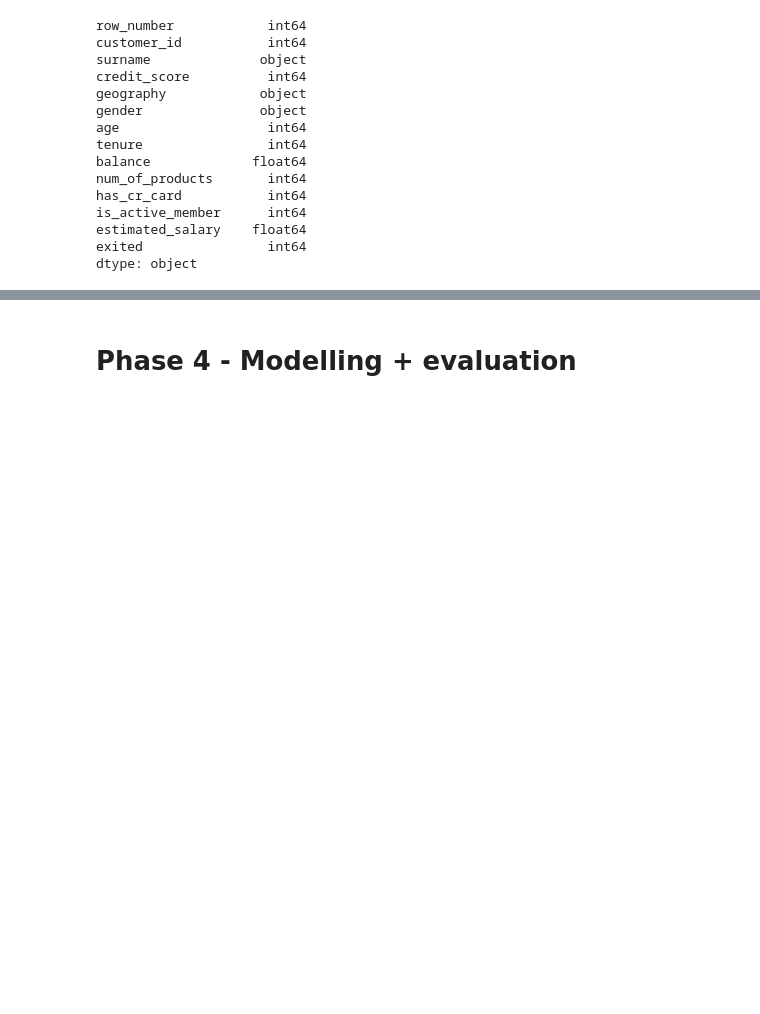
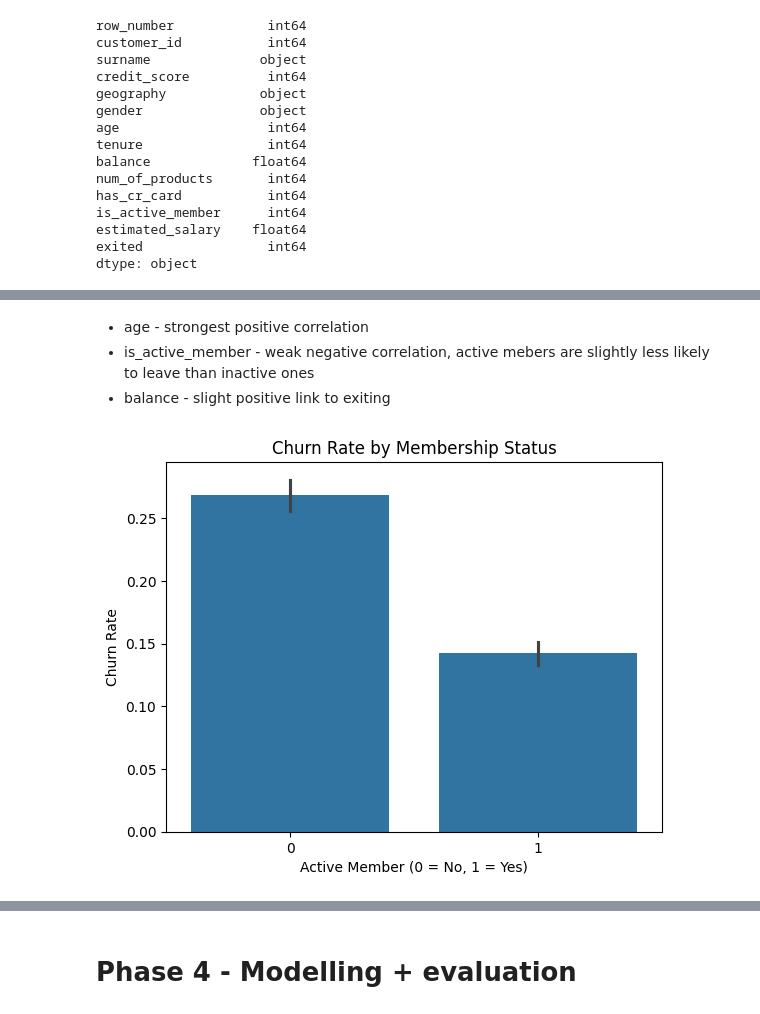
Before and after one commit to amieranazriey/Bank-Customer-Churn-Prediction-Project, a Jupyter notebook: notebooks/bank_churn_analysis.ipynb, the cells around one changed output, grey strips where cells are left out. Drawn from its saved outputs; the diff is of its cells as text; code cells hidden in the pictures; blank space fills up the shorter version.

```diff
--- a/notebooks/bank_churn_analysis.ipynb
+++ b/notebooks/bank_churn_analysis.ipynb
@@ -193,0 +234,20 @@ x_test_scaled = scaler.transform(x_test[cols])
+# %% [markdown]
+*   age - strongest positive correlation
+* is_active_member - weak negative correlation, active mebers are slightly less likely to leave than inactive ones
+* balance - slight positive link to exiting
+# %%
+import matplotlib.pyplot as plt
+import seaborn as sns
+
+sns.barplot(
+    x='is_active_member',
+    y='exited',
+    data=df
+)
+
+plt.title('Churn Rate by Membership Status')
+plt.xlabel('Active Member (0 = No, 1 = Yes)')
+plt.ylabel('Churn Rate')
+plt.show()
+# %% [output]
+[figure, added]
```
Also changed, not shown: parts of 26 cells of this notebook.
